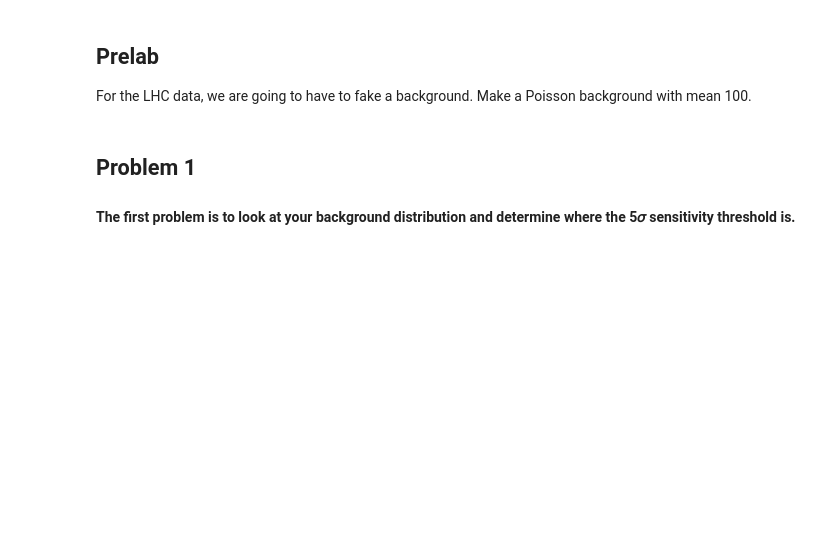
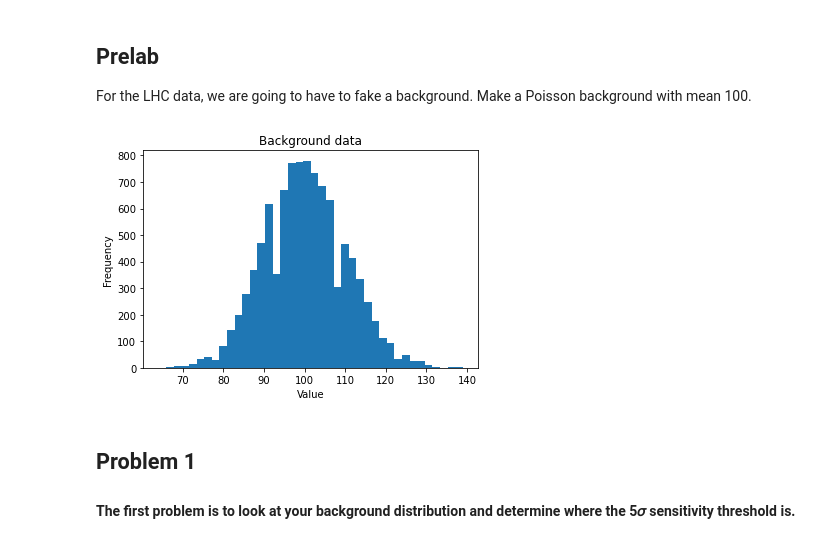
Before and after one commit to zmarucheck/Phys-434, a Jupyter notebook: Lab #6/Lab 6.ipynb, the cells around one changed output. Drawn from its saved outputs; the diff is of its cells as text; code cells hidden in the pictures; blank space fills up the shorter version.

```diff
--- a/Lab #6/Lab 6.ipynb
+++ b/Lab #6/Lab 6.ipynb
@@ -4,10 +4,18 @@ For the LHC data, we are going to have to fake a background. Make a Poisson back
 # %%
 import numpy as np
 import matplotlib.pyplot as plt
 
 total_data_points = 10000
 rng = np.random.default_rng()
 bkgd = rng.poisson(100, total_data_points)
+
+plt.hist(bkgd, bins=40)
+plt.title("Background data")
+plt.xlabel("Value")
+plt.ylabel("Frequency")
+plt.show()
+# %% [output]
+[figure, added]
 # %% [markdown]
 ## Problem 1
 #### The first problem is to look at your background distribution and determine where the 5𝜎 sensitivity threshold is.
```
Also changed, not shown: parts of 15 cells of this notebook, 1 other file.
